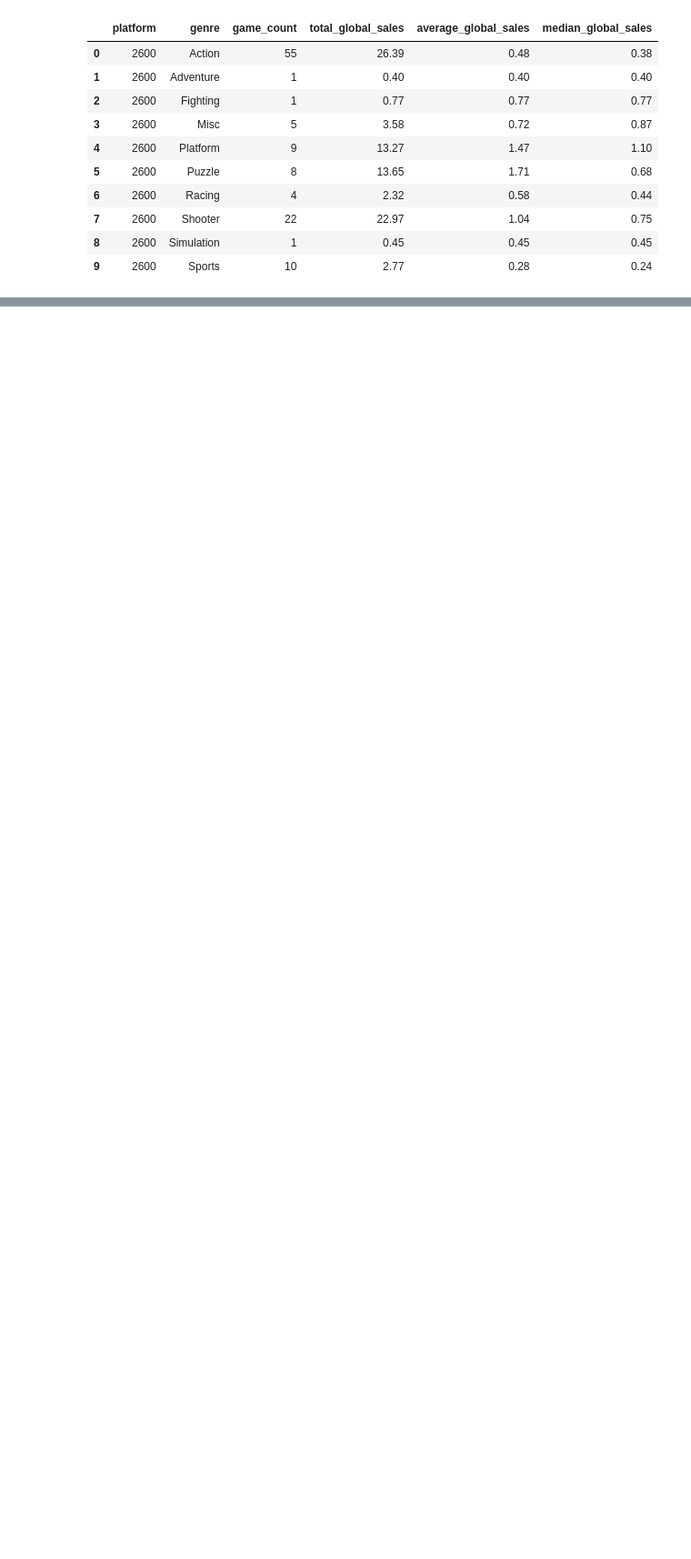
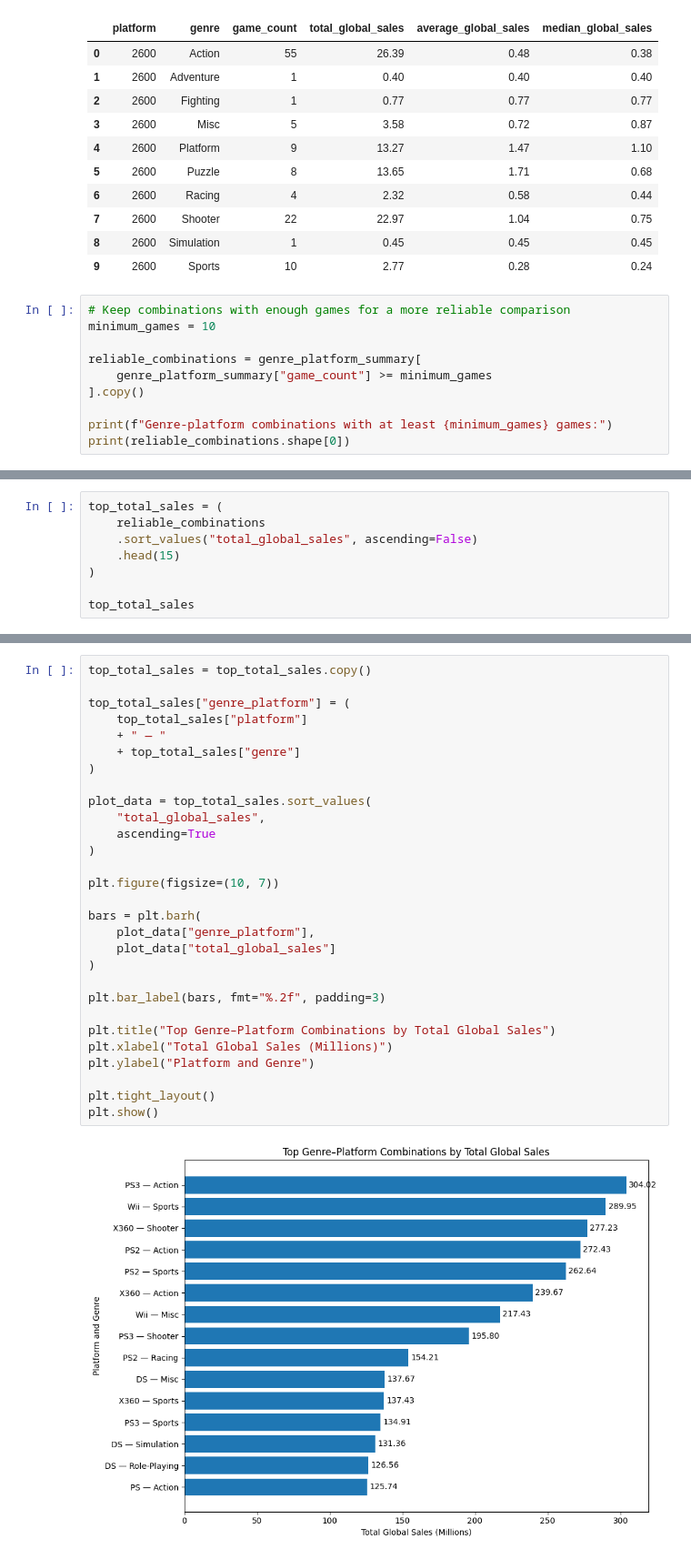
Before and after one commit to tylernsocial/data-analysis-on-the-videogame-industry, a Jupyter notebook: notebooks/research_questions_and_modeling/07_genre_performance_across_platforms.ipynb, the cells around one changed output, grey strips where cells are left out. Shown at 91% size. Drawn from its saved outputs; the diff is of its cells as text; blank space fills up the shorter version.

Commit message:
Completed Top Genre-Platform Combinations Chart

```diff
--- a/notebooks/research_questions_and_modeling/07_genre_performance_across_platforms.ipynb
+++ b/notebooks/research_questions_and_modeling/07_genre_performance_across_platforms.ipynb
@@ -133,3 +133,13 @@ genre_platform_summary.head(10)
 | 7 | 2600 | Shooter | 22 | 22.97 | 1.04 | 0.75 |
 | 8 | 2600 | Simulation | 1 | 0.45 | 0.45 | 0.45 |
 | 9 | 2600 | Sports | 10 | 2.77 | 0.28 | 0.24 |
+# %%
+# Keep combinations with enough games for a more reliable comparison
+minimum_games = 10
+
+reliable_combinations = genre_platform_summary[
+    genre_platform_summary["game_count"] >= minimum_games
+].copy()
+
+print(f"Genre-platform combinations with at least {minimum_games} games:")
+print(reliable_combinations.shape[0])
@@ -135,0 +149,8 @@ genre_platform_summary.head(10)
+# %%
+top_total_sales = (
+    reliable_combinations
+    .sort_values("total_global_sales", ascending=False)
+    .head(15)
+)
+
+top_total_sales
@@ -135,0 +230,31 @@ genre_platform_summary.head(10)
+# %%
+top_total_sales = top_total_sales.copy()
+
+top_total_sales["genre_platform"] = (
+    top_total_sales["platform"]
+    + " — "
+    + top_total_sales["genre"]
+)
+
+plot_data = top_total_sales.sort_values(
+    "total_global_sales",
+    ascending=True
+)
+
+plt.figure(figsize=(10, 7))
+
+bars = plt.barh(
+    plot_data["genre_platform"],
+    plot_data["total_global_sales"]
+)
+
+plt.bar_label(bars, fmt="%.2f", padding=3)
+
+plt.title("Top Genre–Platform Combinations by Total Global Sales")
+plt.xlabel("Total Global Sales (Millions)")
+plt.ylabel("Platform and Genre")
+
+plt.tight_layout()
+plt.show()
+# %% [output]
+[figure, added]
```
Also changed, not shown: parts of 5 cells of this notebook.
